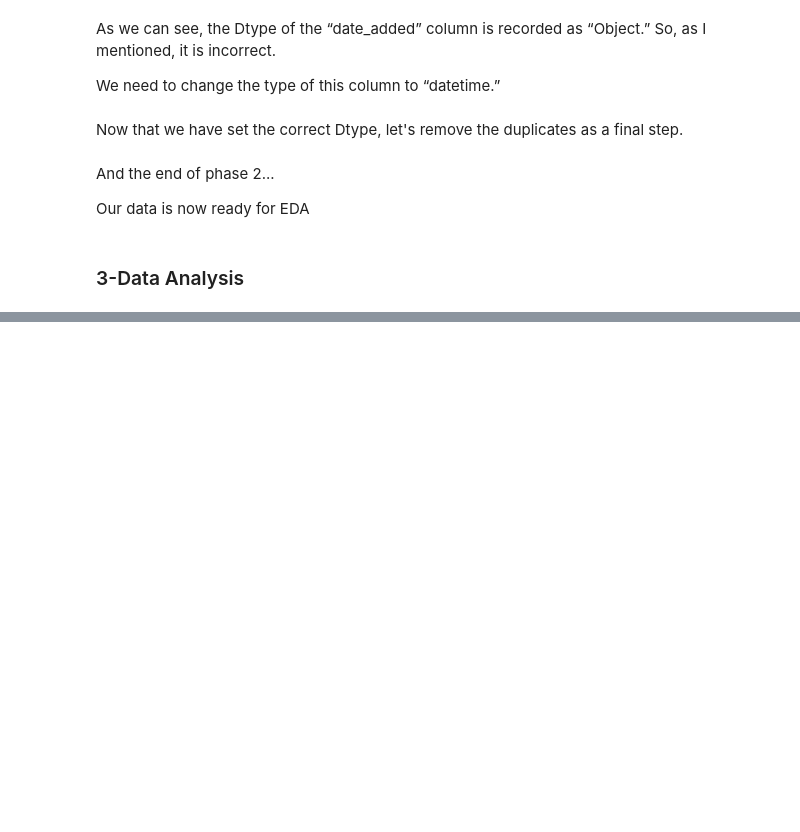
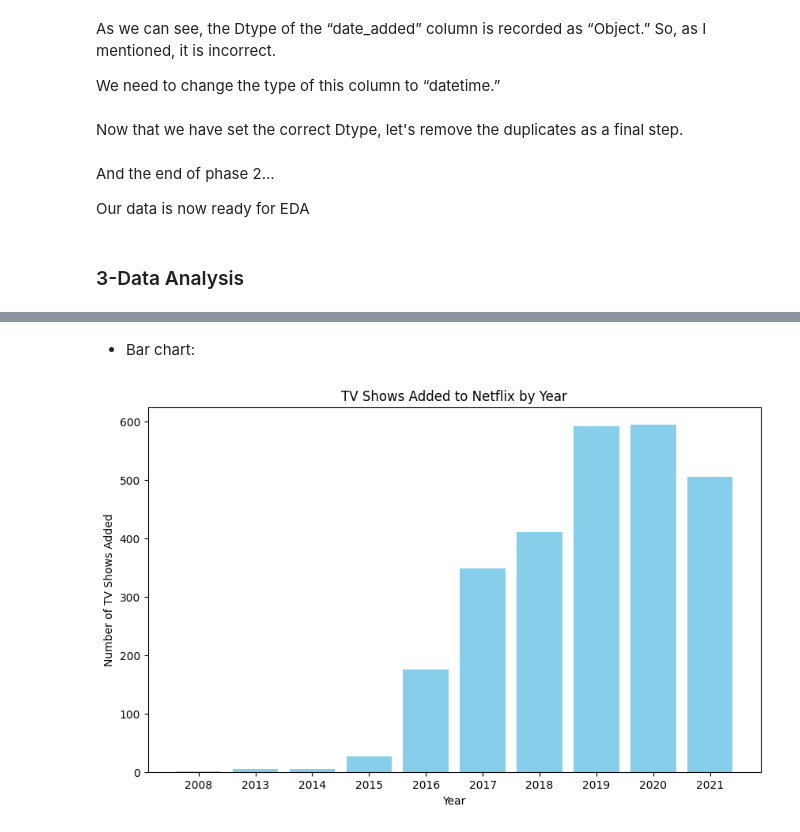
Before and after one commit to HashAlike/Data-Analysis-Notes, a Jupyter notebook: Mini_projects/01-Netflix Movie & TV Series Analysis/Netflix_Movie&TV_Series_Analysis.ipynb, the cells around one changed output, grey strips where cells are left out. Cells and saved outputs as stored; diff of their text form; code cells hidden in the pictures; blank space fills up the shorter version.

```diff
--- a/Mini_projects/01-Netflix Movie & TV Series Analysis/Netflix_Movie&TV_Series_Analysis.ipynb
+++ b/Mini_projects/01-Netflix Movie & TV Series Analysis/Netflix_Movie&TV_Series_Analysis.ipynb
@@ -317,0 +468,17 @@ Our data is now ready for EDA
+# %% [markdown]
+- Bar chart:
+# %%
+#   for TV Shows
+y_pts
+# x and y axes
+x_pts = y_pts.index  # years
+y_vals = y_pts.values  # number of TV Shows added each year
+
+plt.figure(figsize=(10,6))
+plt.bar(x_pts.astype(str), y_vals, color='skyblue')  # if we make x-axis string, the year labels will display properly
+plt.xlabel("Year")
+plt.ylabel("Number of TV Shows Added")
+plt.title("TV Shows Added to Netflix by Year")
+plt.show()
+# %% [output]
+[figure, added]
```
Also changed, not shown: parts of 22 cells of this notebook.
